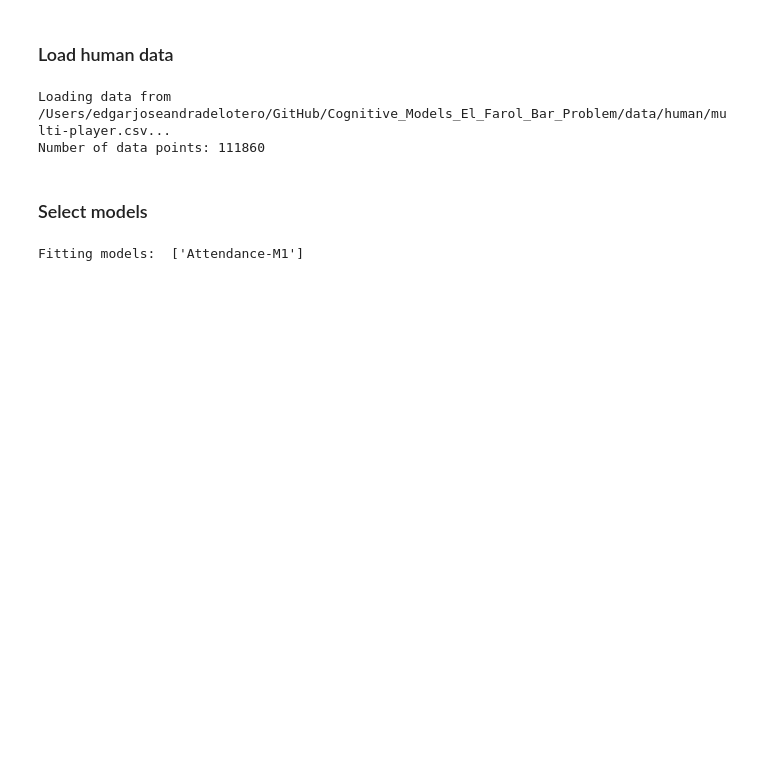
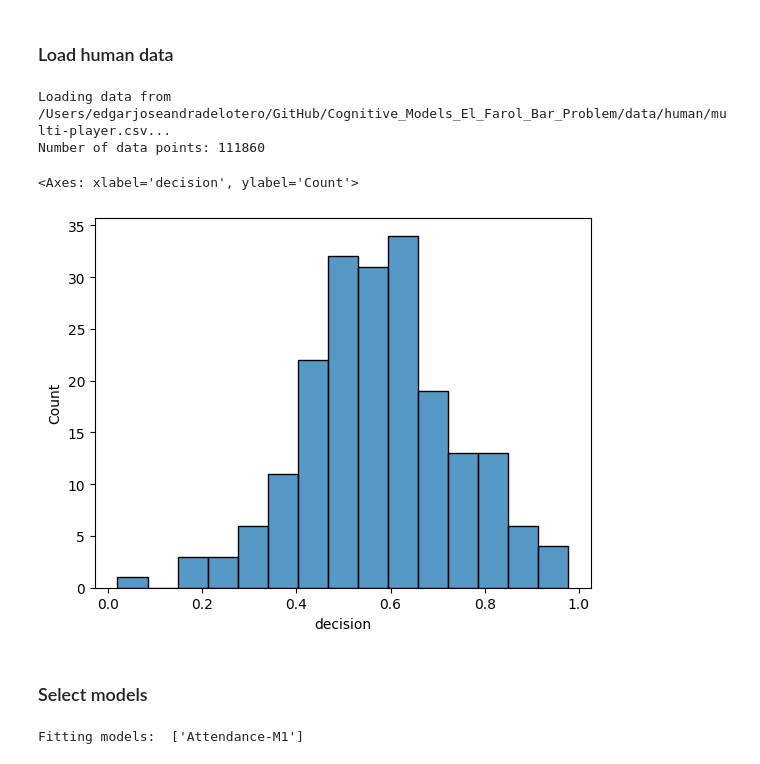
Before and after one commit to EAndrade-Lotero/Cognitive_Models_El_Farol_Bar_Problem, a Jupyter notebook: Notebooks/Fit_models_to_human_data.ipynb, the cells around one changed output. Saved outputs shown, nothing was run; the diff lists cells and outputs as text; code cells hidden in the pictures; blank space fills up the shorter version.

```diff
--- a/Notebooks/Fit_models_to_human_data.ipynb
+++ b/Notebooks/Fit_models_to_human_data.ipynb
@@ -54,6 +54,13 @@ print(f"Number of data points: {data.size}")
 # %% [output]
 Loading data from /Users/edgarjoseandradelotero/GitHub/Cognitive_Models_El_Farol_Bar_Problem/data/human/multi-player.csv...
 Number of data points: 111860
+# %%
+import seaborn as sns
+
+sns.histplot(data.groupby("player")["decision"].mean())
+# %% [output]
+<Axes: xlabel='decision', ylabel='Count'>
+[figure, added]
 # %% [markdown]
 ### Select models
 # %%
```
Also changed, not shown: 6 other files.
